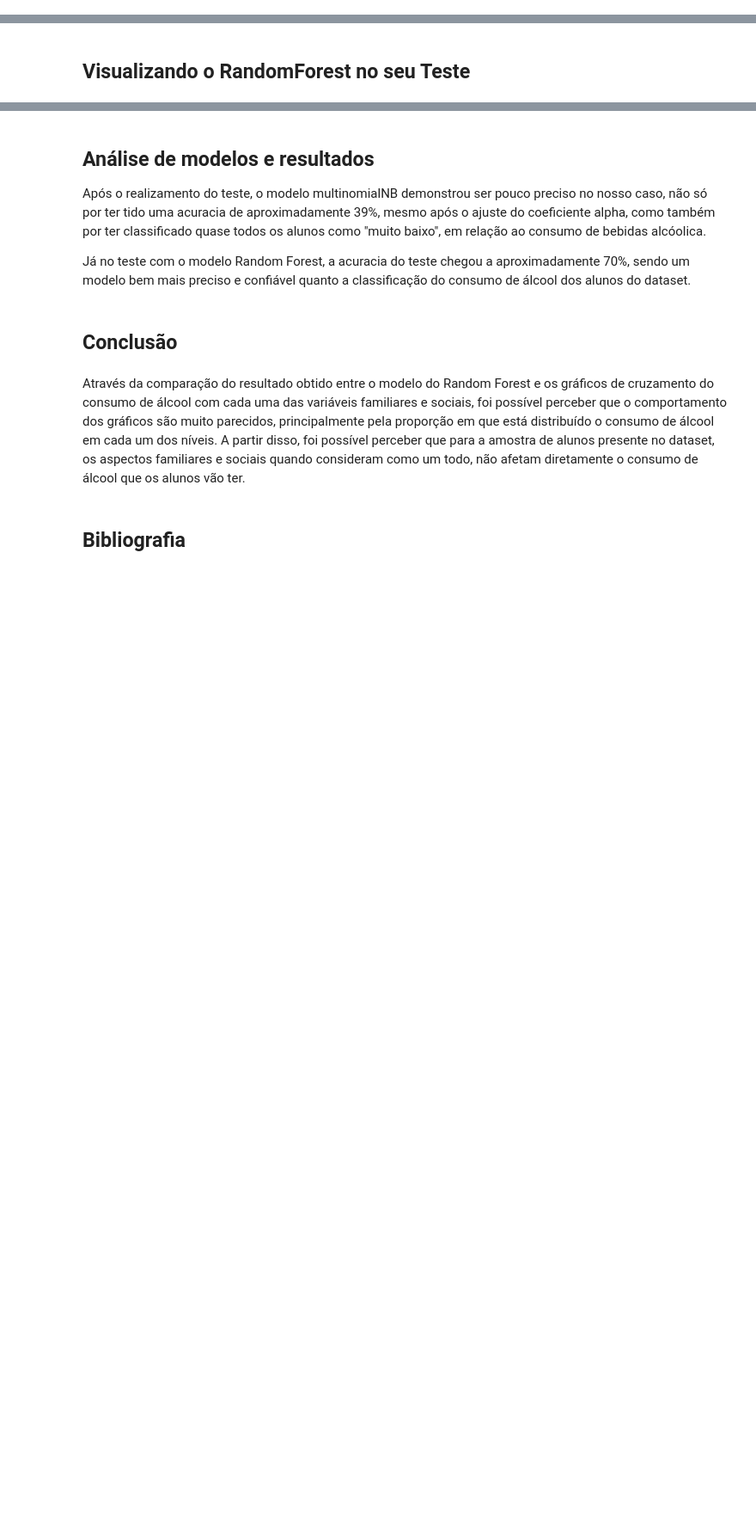
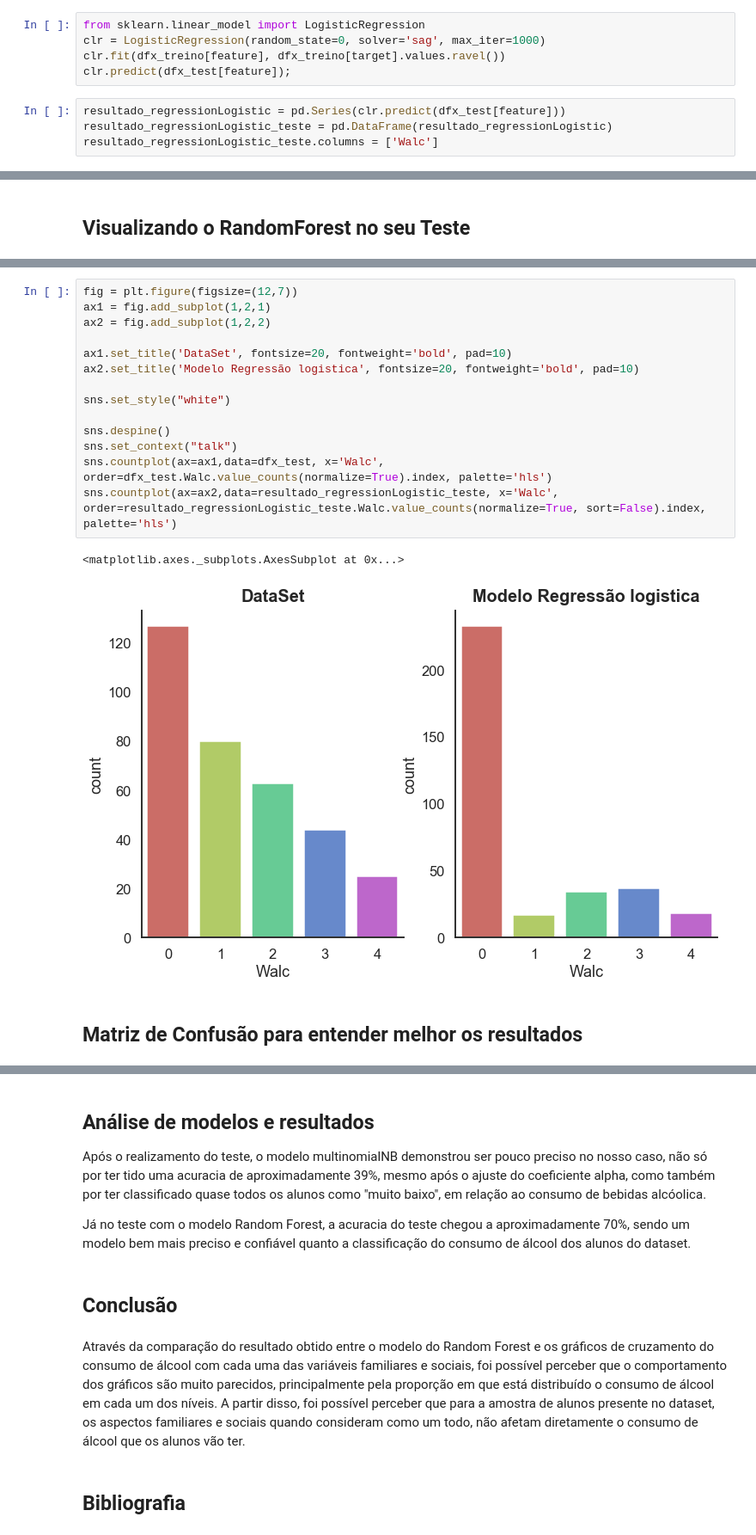
Before and after one commit to wilgnerl/Projeto2-Cdados, a Jupyter notebook: src/Projeto_2_Ciencia_de_dados.ipynb, the cells around one changed output, grey strips where cells are left out. Shown at 86% size. Cells and saved outputs as stored; diff of their text form; blank space fills up the shorter version.

Commit message:
Other Model , Matrix confusion

```diff
--- a/src/Projeto_2_Ciencia_de_dados.ipynb
+++ b/src/Projeto_2_Ciencia_de_dados.ipynb
@@ -1039,0 +1042,9 @@ A acuracia do modelo multinomialNB no teste é de: 38.94%
+# %%
+from sklearn.linear_model import LogisticRegression
+clr = LogisticRegression(random_state=0, solver='sag', max_iter=1000)
+clr.fit(dfx_treino[feature], dfx_treino[target].values.ravel())
+clr.predict(dfx_test[feature]);
+# %%
+resultado_regressionLogistic = pd.Series(clr.predict(dfx_test[feature]))
+resultado_regressionLogistic_teste = pd.DataFrame(resultado_regressionLogistic)
+resultado_regressionLogistic_teste.columns = ['Walc']
@@ -1077,0 +1094,19 @@ sns.countplot(ax=ax2,data=resultado_random_forest_test, x='Walc', order=resultad
+# %%
+fig = plt.figure(figsize=(12,7))
+ax1 = fig.add_subplot(1,2,1)
+ax2 = fig.add_subplot(1,2,2)
+
+ax1.set_title('DataSet', fontsize=20, fontweight='bold', pad=10)
+ax2.set_title('Modelo Regressão logistica', fontsize=20, fontweight='bold', pad=10)
+
+sns.set_style("white")
+
+sns.despine()
+sns.set_context("talk")
+sns.countplot(ax=ax1,data=dfx_test, x='Walc', order=dfx_test.Walc.value_counts(normalize=True).index, palette='hls')
+sns.countplot(ax=ax2,data=resultado_regressionLogistic_teste, x='Walc', order=resultado_regressionLogistic_teste.Walc.value_counts(normalize=True, sort=False).index, palette='hls')
+# %% [output]
+<matplotlib.axes._subplots.AxesSubplot at 0x...>
+[figure, added]
+# %% [markdown]
+## Matriz de Confusão para entender melhor os resultados
```
Also changed, not shown: parts of 6 cells of this notebook.
